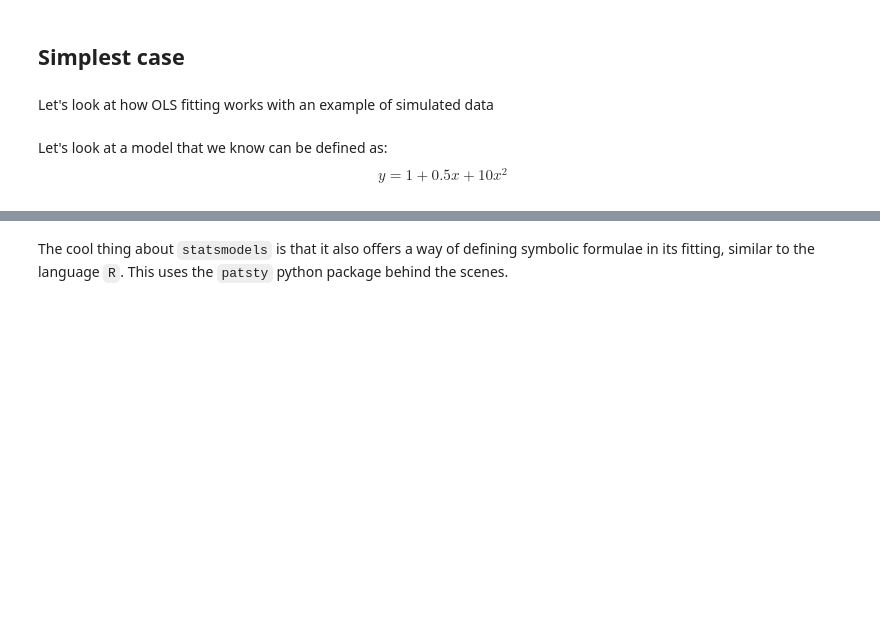
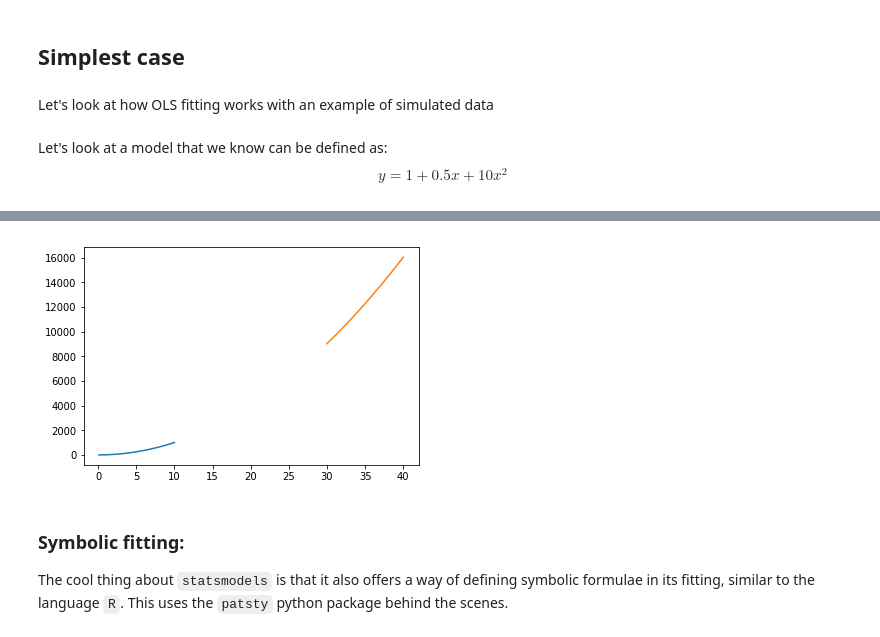
Before and after one commit to NihanPol/intro_pandas_and_seaborn, a Jupyter notebook: Chap_4_statistics_w_statsmodels.ipynb, the cells around one changed output, grey strips where cells are left out. Drawn from its saved outputs; the diff is of its cells as text; code cells hidden in the pictures; blank space fills up the shorter version.

```diff
--- a/Chap_4_statistics_w_statsmodels.ipynb
+++ b/Chap_4_statistics_w_statsmodels.ipynb
@@ -72,4 +92,18 @@ $R^2$ is: 0.9999885247435667
+# %%
+#Extrapolate:
+x_new = numpy.linspace(30, 40, 10)
+
+X_new = numpy.column_stack((x_new / x_new, x_new, x_new ** 2))
+
+pl.plot(x, results.predict(X))
+
+pl.plot(x_new, results.predict(X_new))
+
+pl.show()
+# %% [output]
+[figure, added]
 # %% [markdown]
+### Symbolic fitting:
 The cool thing about `statsmodels` is that it also offers a way of defining symbolic formulae in its fitting, similar to the language `R`. This uses the `patsty` python package behind the scenes.
 # %%
 #For this to work, the data needs to be in a dataframe, with the column names representing the
```
Also changed, not shown: parts of 30 cells of this notebook.
